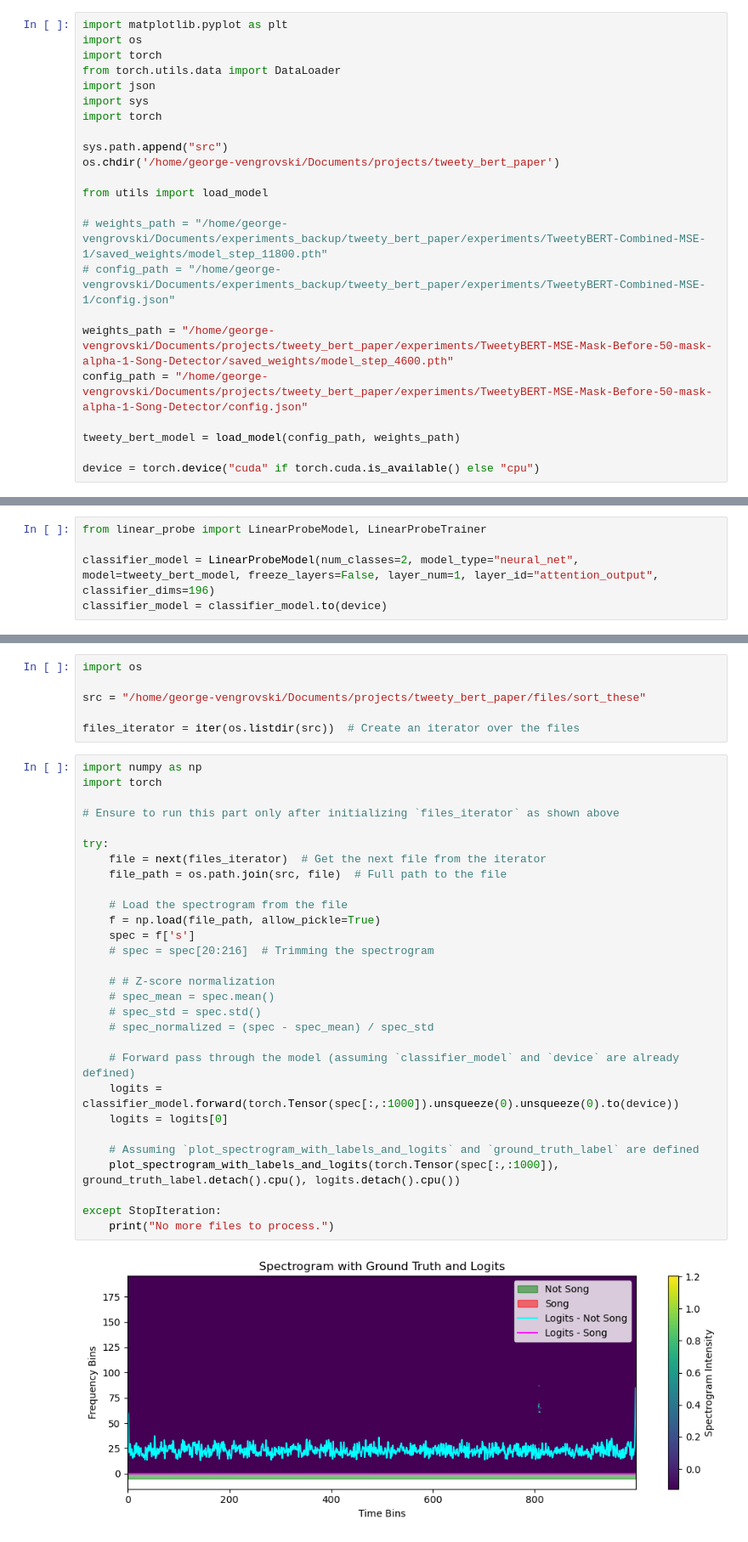
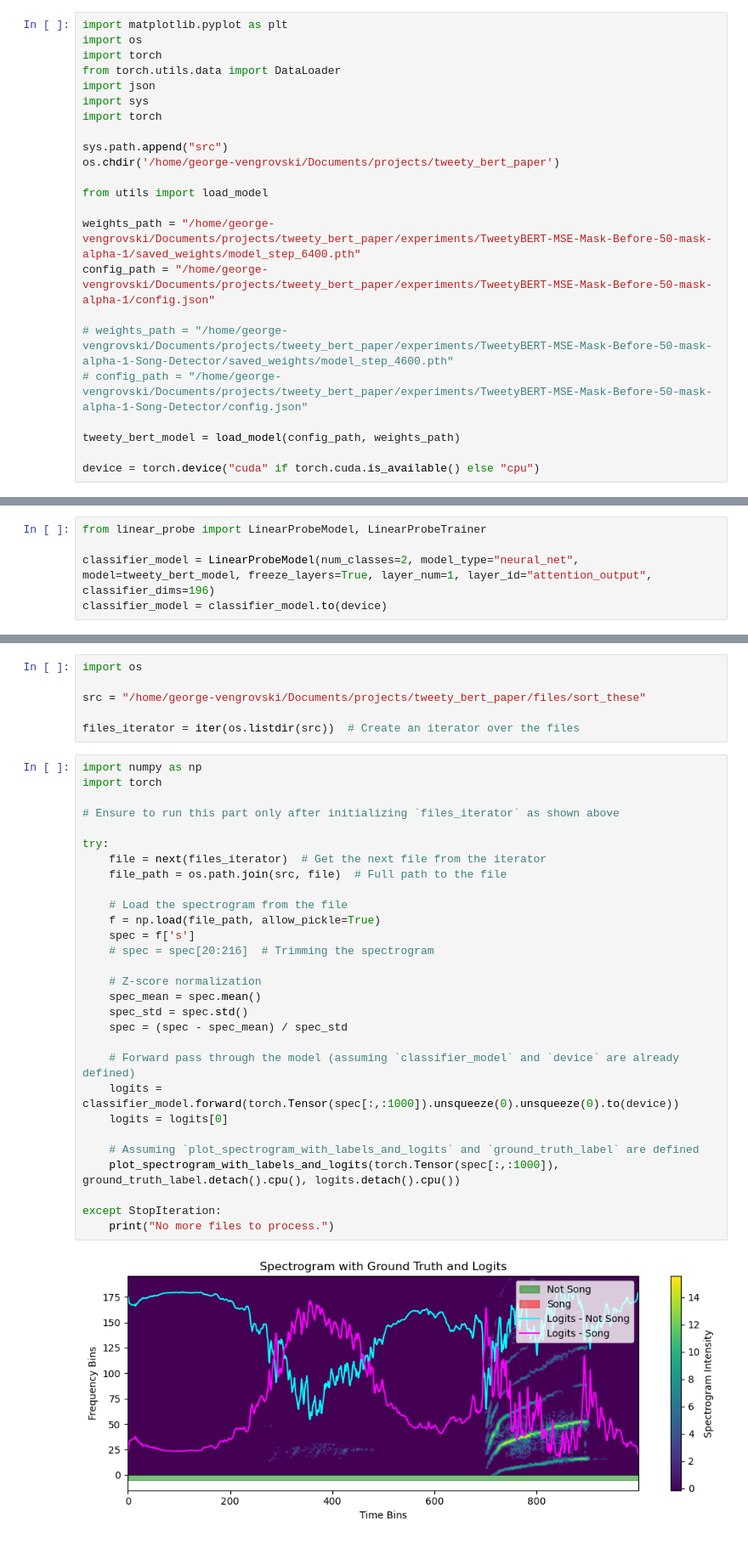
Before and after one commit to georgevenven/tweety_bert_paper, a Jupyter notebook: notebooks/song_detection_finetune.ipynb, the cells around one changed output, grey strips where cells are left out. Shown at 85% size. Saved outputs shown, nothing was run; the diff lists cells and outputs as text.

```diff
--- a/notebooks/song_detection_finetune.ipynb
+++ b/notebooks/song_detection_finetune.ipynb
@@ -12,11 +12,11 @@ os.chdir('/home/george-vengrovski/Documents/projects/tweety_bert_paper')
 
 from utils import load_model
 
-# weights_path = "/home/george-vengrovski/Documents/experiments_backup/tweety_bert_paper/experiments/TweetyBERT-Combined-MSE-1/saved_weights/model_step_11800.pth"
-# config_path = "/home/george-vengrovski/Documents/experiments_backup/tweety_bert_paper/experiments/TweetyBERT-Combined-MSE-1/config.json"
+weights_path = "/home/george-vengrovski/Documents/projects/tweety_bert_paper/experiments/TweetyBERT-MSE-Mask-Before-50-mask-alpha-1/saved_weights/model_step_6400.pth"
+config_path = "/home/george-vengrovski/Documents/projects/tweety_bert_paper/experiments/TweetyBERT-MSE-Mask-Before-50-mask-alpha-1/config.json"
 
-weights_path = "/home/george-vengrovski/Documents/projects/tweety_bert_paper/experiments/TweetyBERT-MSE-Mask-Before-50-mask-alpha-1-Song-Detector/saved_weights/model_step_4600.pth"
-config_path = "/home/george-vengrovski/Documents/projects/tweety_bert_paper/experiments/TweetyBERT-MSE-Mask-Before-50-mask-alpha-1-Song-Detector/config.json"
+# weights_path = "/home/george-vengrovski/Documents/projects/tweety_bert_paper/experiments/TweetyBERT-MSE-Mask-Before-50-mask-alpha-1-Song-Detector/saved_weights/model_step_4600.pth"
+# config_path = "/home/george-vengrovski/Documents/projects/tweety_bert_paper/experiments/TweetyBERT-MSE-Mask-Before-50-mask-alpha-1-Song-Detector/config.json"
 
 tweety_bert_model = load_model(config_path, weights_path)
 
@@ -42,6 +42,6 @@ test_loader = DataLoader(test_dataset, batch_size=12, shuffle=True, collate_fn=c
 # %%
 from linear_probe import LinearProbeModel, LinearProbeTrainer
 
-classifier_model = LinearProbeModel(num_classes=2, model_type="neural_net", model=tweety_bert_model, freeze_layers=False, layer_num=1, layer_id="attention_output", classifier_dims=196)
+classifier_model = LinearProbeModel(num_classes=2, model_type="neural_net", model=tweety_bert_model, freeze_layers=True, layer_num=1, layer_id="attention_output", classifier_dims=196)
 classifier_model = classifier_model.to(device)
 # %%
@@ -147,34 +147,34 @@ files_iterator = iter(os.listdir(src))  # Create an iterator over the files
 # %%
 import numpy as np
 import torch
 
 # Ensure to run this part only after initializing `files_iterator` as shown above
 
 try:
     file = next(files_iterator)  # Get the next file from the iterator
     file_path = os.path.join(src, file)  # Full path to the file
 
     # Load the spectrogram from the file
     f = np.load(file_path, allow_pickle=True)
     spec = f['s']
     # spec = spec[20:216]  # Trimming the spectrogram
 
-    # # Z-score normalization
-    # spec_mean = spec.mean()
-    # spec_std = spec.std()
-    # spec_normalized = (spec - spec_mean) / spec_std
+    # Z-score normalization
+    spec_mean = spec.mean()
+    spec_std = spec.std()
+    spec = (spec - spec_mean) / spec_std
 
     # Forward pass through the model (assuming `classifier_model` and `device` are already defined)
     logits = classifier_model.forward(torch.Tensor(spec[:,:1000]).unsqueeze(0).unsqueeze(0).to(device))
     logits = logits[0]
 
     # Assuming `plot_spectrogram_with_labels_and_logits` and `ground_truth_label` are defined
     plot_spectrogram_with_labels_and_logits(torch.Tensor(spec[:,:1000]), ground_truth_label.detach().cpu(), logits.detach().cpu())
 
 except StopIteration:
     print("No more files to process.")
 # %% [output]
-[figure, old version]
+[figure, new version]
 # %%
 import os
 import numpy as np
```
Also changed, not shown: parts of 5 cells of this notebook, 6 other files.
